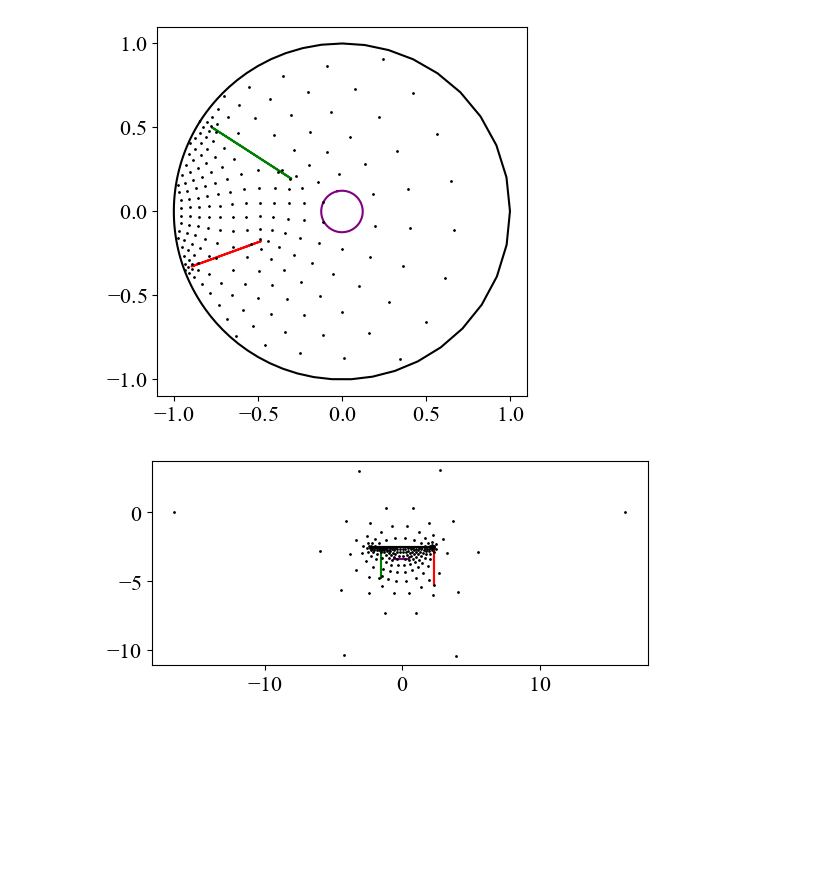
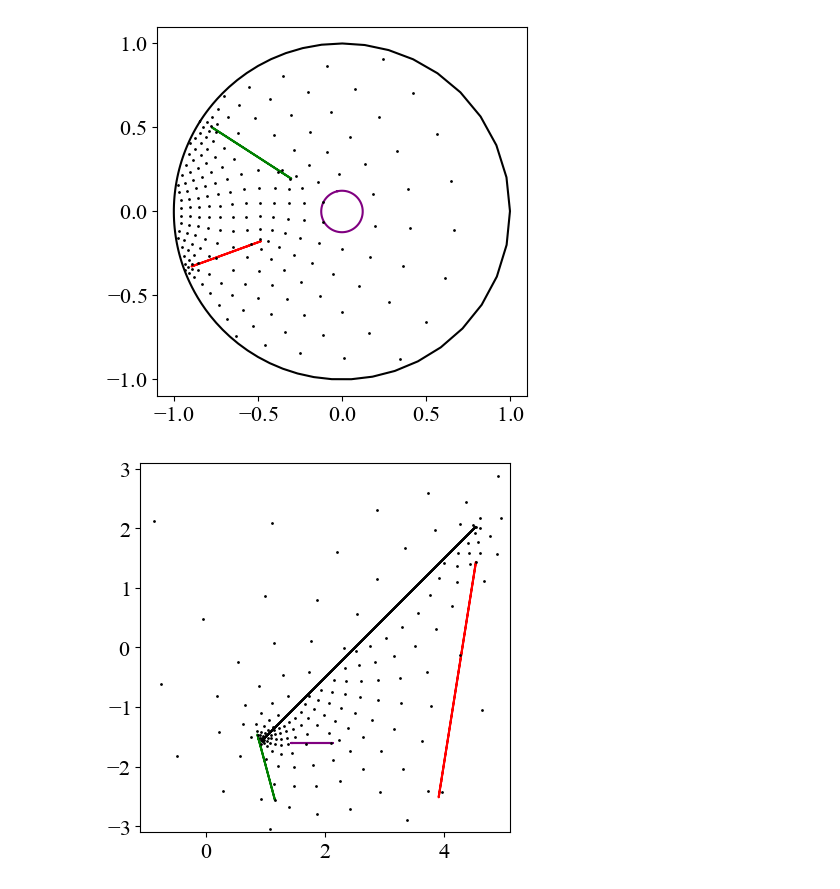
Before and after one commit to wp1306/alpha_prime_functions, a Jupyter notebook: conf_map01.ipynb, the cells around one changed output. Drawn from its saved outputs; the diff is of its cells as text; code cells hidden in the pictures; blank space fills up the shorter version.

```diff
--- a/conf_map01.ipynb
+++ b/conf_map01.ipynb
@@ -20,6 +20,20 @@ from maps_core import is_inside_domain, diff
 
 import os
 os.environ["PATH"] = "/Library/TeX/texbin:" + os.environ.get("PATH", "")
+
+
+plt.rcParams.update({
+    "text.usetex": False,
+    "font.family": "serif",
+    "font.serif": ["Times New Roman", "Times"],
+    "mathtext.fontset": "stix",
+    "axes.formatter.use_mathtext": True,
+    "axes.unicode_minus": False,
+    "font.size": 16,
+    "axes.labelsize": 16,
+    "xtick.labelsize": 16,
+    "ytick.labelsize": 16,
+})
 # %%
 # Domain / Schottky parameters (owned by this notebook)
 qv = np.array([0.2, 0.2,0.1])
@@ -50,7 +65,9 @@ def Ka(zeta,a):
     return a*dlogX_da(zeta,a)/2
 def map4(zeta):
     phi0 = -1/a*Ka(zeta,a) +1/conj(a)*Ka(zeta,1/conj(a))
-    return phi0
+    phi2 = -1/a*Ka(zeta,a) -1/conj(a)*Ka(zeta,1/conj(a))
+    ang_p = pi/4
+    return exp(1j*ang_p)*(np.cos(ang_p)*phi0 - 1j*np.sin(ang_p)*phi2)
 # %%
 #a = -0.4j
 
@@ -167,26 +184,26 @@ plt.show()
 # %%
 rc = 1
 plt.figure()
 plt.plot(real(map4(zp)),imag(map4(zp)),'k-')
 plt.plot(real(map4(zp*qv[0]+dv[0])),imag(map4(zp*qv[0]+dv[0])),'r-')
 plt.plot(real(map4(zp*qv[1]+dv[1])),imag(map4(zp*qv[1]+dv[1])),'g-')
 plt.plot(real(map4(zp*qv[2]+dv[2])),imag(map4(zp*qv[2]+dv[2])),'-',color='purple')
 plt.axis('equal')
 for j in range(len(X)):
     for k in range(len(Y)):
         xx = X[j,k]
         yy = Y[j,k]
         if xx**2 + yy**2 < 1:
             if (xx - real(dv[0]))**2 + (yy - imag(dv[0]))**2 > qv[0]**2:
                 if (xx - real(dv[1]))**2 + (yy - imag(dv[1]))**2 > qv[1]**2:
                     if (xx - real(dv[2]))**2 + (yy - imag(dv[2]))**2 > qv[2]**2:
                         plt.plot(real(map4(xx+1j*yy)),imag(map4(xx+1j*yy)),'k.',markersize=2)
                         #print("hoge")
 #plt.plot(0,0,"k.",markersize=4)
 plt.gca().set_aspect('equal', adjustable='box')
-#plt.xlim(-1.1, 1.1)
-#plt.ylim(-1.1, 1.1)
-#plt.savefig("output/map4.pdf")
+plt.xlim(-1.1, 5.1)
+plt.ylim(-3.1, 3.1)
+plt.savefig("output/map4.pdf")
 plt.show()
 # %% [output]
-[figure, old version]
+[figure, new version]
```
Also changed, not shown: parts of 1 cell of this notebook, 3 other files.
